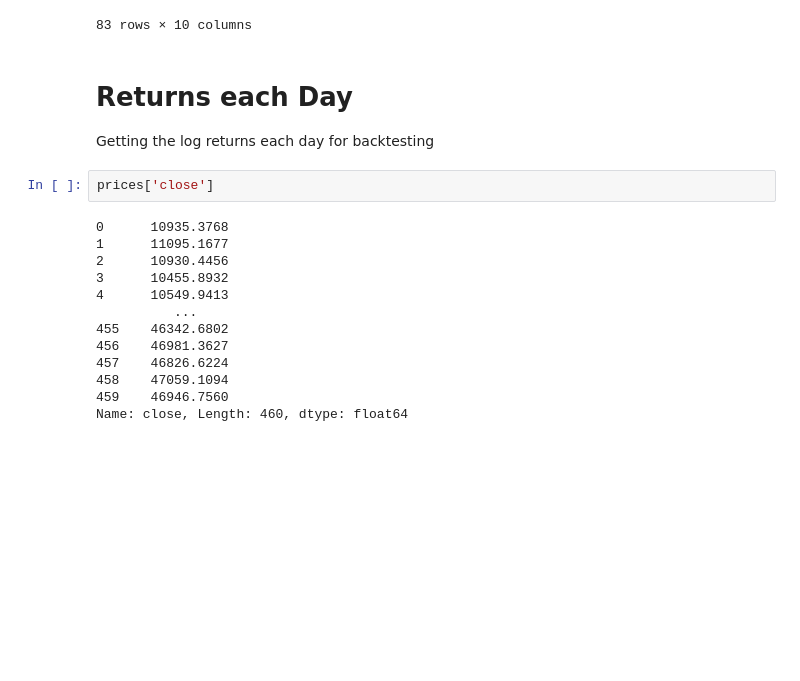
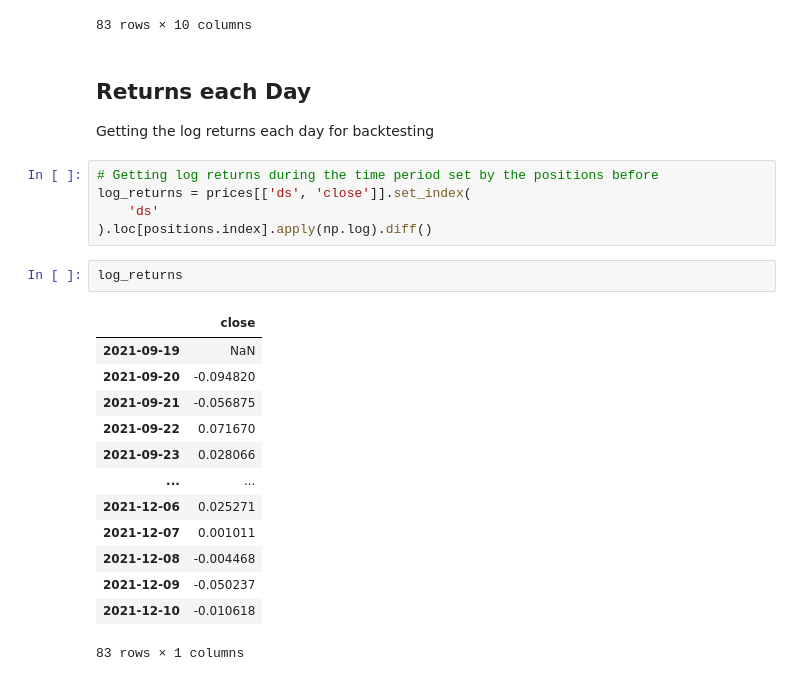
Before and after one commit to marcosan93/Medium-Misc-Tutorials, a Jupyter notebook: Crypto-Tutorials/Sentiment-TimeSeries-Crypto.ipynb, the cells around one changed output. Drawn from its saved outputs; the diff is of its cells as text; blank space fills up the shorter version.

```diff
--- a/Crypto-Tutorials/Sentiment-TimeSeries-Crypto.ipynb
+++ b/Crypto-Tutorials/Sentiment-TimeSeries-Crypto.ipynb
@@ -328,20 +328,26 @@ positions
 | 2021-12-10 | 57799.5130 | 44406.402709 | 41751.710615 | 47239.559499 | 0.000000 | 0.0 | -1 | ... |
 83 rows × 10 columns
 # %% [markdown]
-# Returns each Day
+## Returns each Day
 Getting the log returns each day for backtesting
-# %%
-prices['close']
-# %% [output]
-0      10935.3768
-1      11095.1677
-2      10930.4456
-3      10455.8932
-4      10549.9413
-          ...
-455    46342.6802
-456    46981.3627
-457    46826.6224
-458    47059.1094
-459    46946.7560
-Name: close, Length: 460, dtype: float64
+# %%
+# Getting log returns during the time period set by the positions before
+log_returns = prices[['ds', 'close']].set_index(
+    'ds'
+).loc[positions.index].apply(np.log).diff()
+# %%
+log_returns
+# %% [output]
+|  | close |
+| 2021-09-19 | NaN |
+| 2021-09-20 | -0.094820 |
+| 2021-09-21 | -0.056875 |
+| 2021-09-22 | 0.071670 |
+| 2021-09-23 | 0.028066 |
+| ... | ... |
+| 2021-12-06 | 0.025271 |
+| 2021-12-07 | 0.001011 |
+| 2021-12-08 | -0.004468 |
+| 2021-12-09 | -0.050237 |
+| 2021-12-10 | -0.010618 |
+83 rows × 1 columns
```
Also changed, not shown: parts of 3 cells of this notebook.
